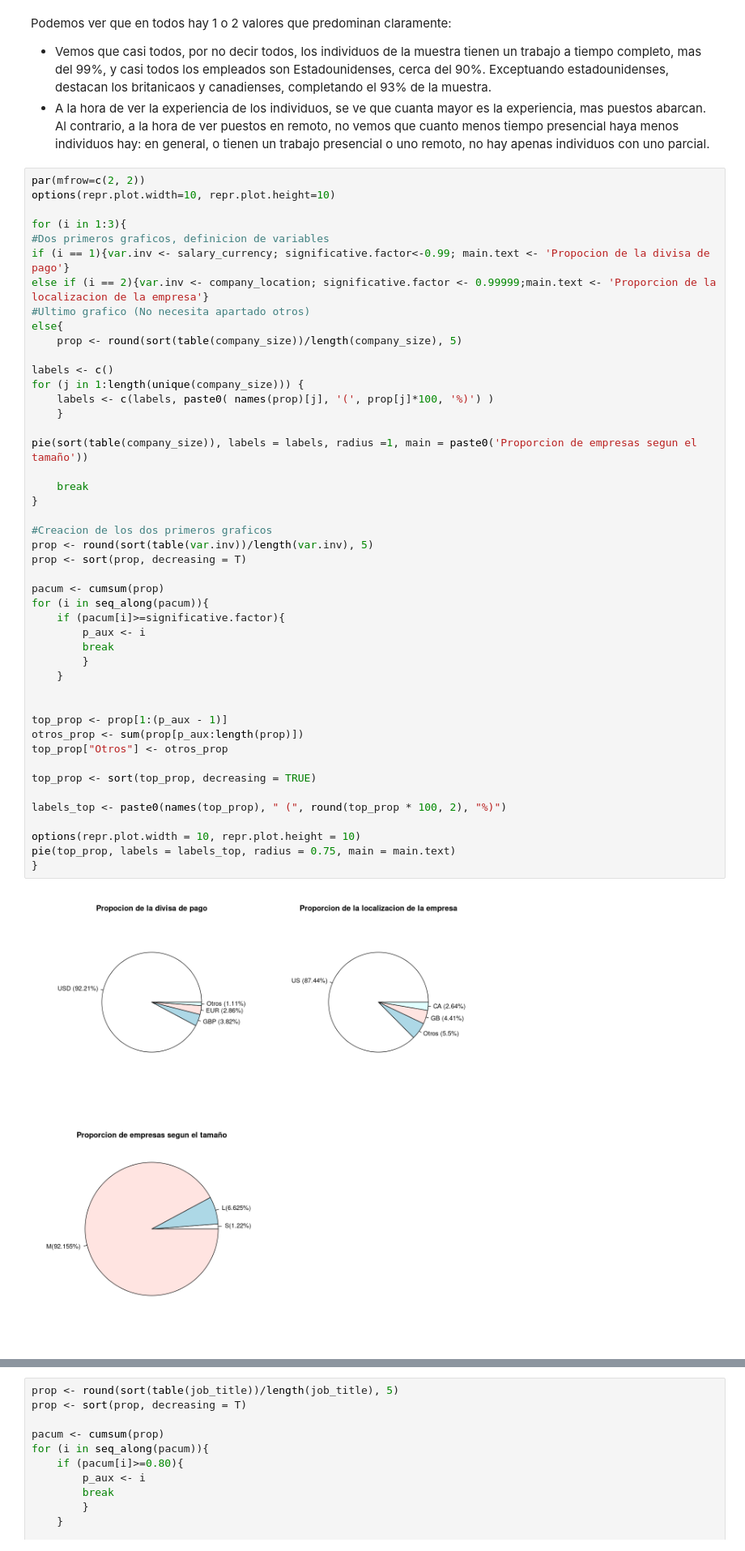
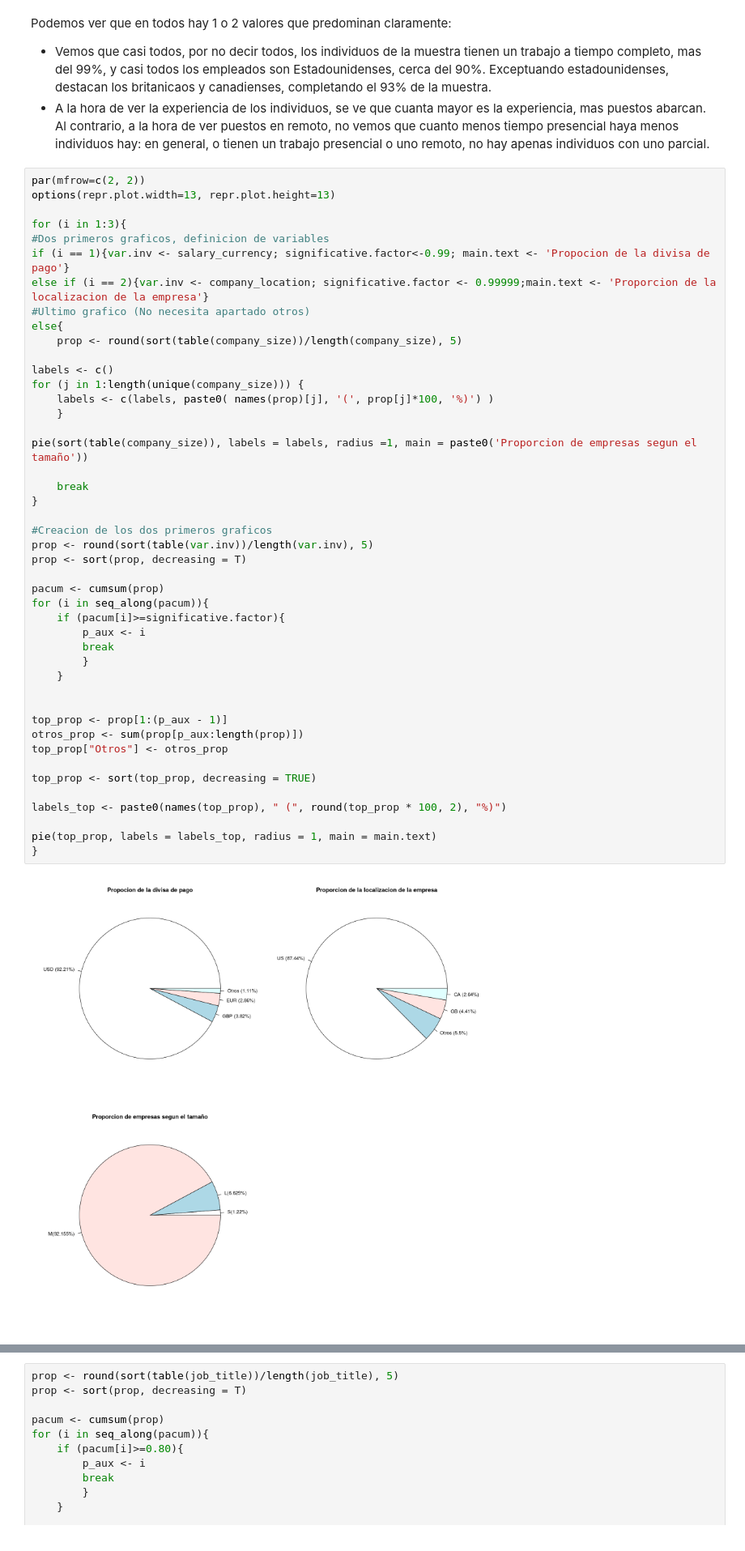
Before and after one commit to HugoVarelaSanchez/datascience_salary, a Jupyter notebook: salarys.ipynb, the cells around one changed output, grey strips where cells are left out. Shown at 81% size. Cells and saved outputs as stored; diff of their text form.

```diff
--- a/salarys.ipynb
+++ b/salarys.ipynb
@@ -216,7 +210,7 @@ Podemos ver que en todos hay 1 o 2 valores que predominan claramente:
 * A la hora de ver la experiencia de los individuos, se ve que cuanta mayor es la experiencia, mas puestos abarcan. Al contrario, a la hora de ver puestos en remoto, no vemos que cuanto menos tiempo presencial haya menos individuos hay: en general, o tienen un trabajo presencial o uno remoto, no hay apenas individuos con uno parcial.
 # %%
 par(mfrow=c(2, 2))
-options(repr.plot.width=10, repr.plot.height=10)
+options(repr.plot.width=13, repr.plot.height=13)
 
 for (i in 1:3){
 #Dos primeros graficos, definicion de variables
@@ -232,34 +226,33 @@ for (j in 1:length(unique(company_size))) {
     }
 
 pie(sort(table(company_size)), labels = labels, radius =1, main = paste0('Proporcion de empresas segun el tamaño'))
 
     break
 }
 
 #Creacion de los dos primeros graficos
 prop <- round(sort(table(var.inv))/length(var.inv), 5)
 prop <- sort(prop, decreasing = T)
 
 pacum <- cumsum(prop)
 for (i in seq_along(pacum)){
     if (pacum[i]>=significative.factor){
         p_aux <- i
         break
         }
     }
 
 
 top_prop <- prop[1:(p_aux - 1)]
 otros_prop <- sum(prop[p_aux:length(prop)])
 top_prop["Otros"] <- otros_prop
 
 top_prop <- sort(top_prop, decreasing = TRUE)
 
 labels_top <- paste0(names(top_prop), " (", round(top_prop * 100, 2), "%)")
 
-options(repr.plot.width = 10, repr.plot.height = 10)
-pie(top_prop, labels = labels_top, radius = 0.75, main = main.text)
+pie(top_prop, labels = labels_top, radius = 1, main = main.text)
 }
 # %% [output]
-[figure, old version]
+[figure, new version]
 # %% [markdown]
```
Also changed, not shown: parts of 21 cells of this notebook.
